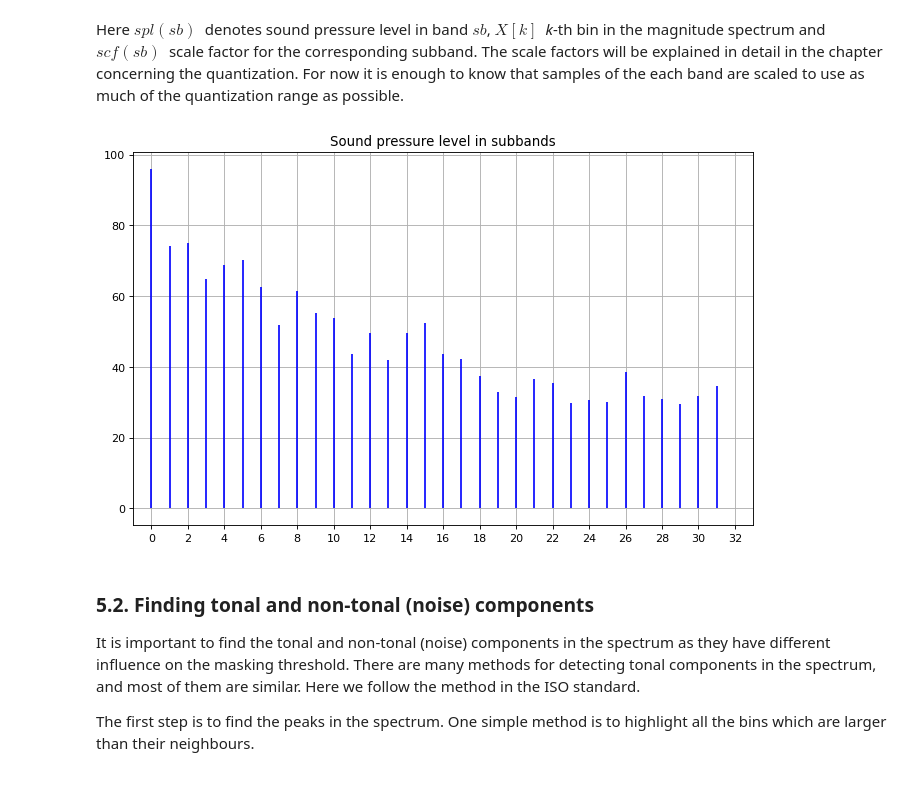
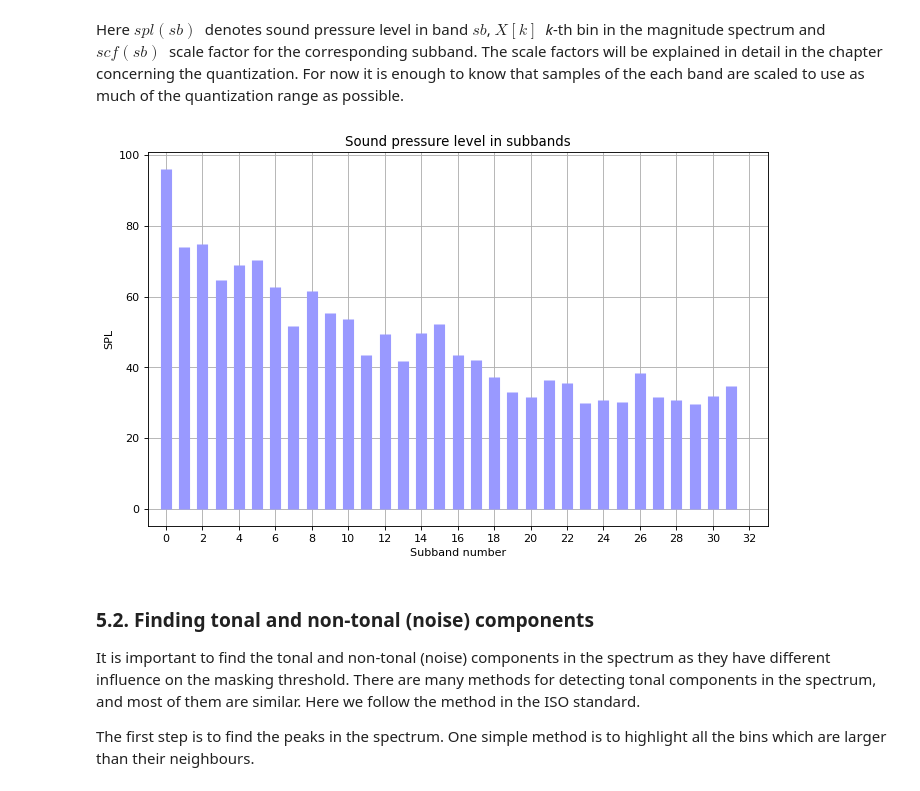
Before and after one commit to lucieperrotta/computersandmusic, a Jupyter notebook: Mp3Encoder/Mp3Encoder.ipynb, the cells around one changed output. Cells and saved outputs as stored; diff of their text form; code cells hidden in the pictures.

```diff
--- a/Mp3Encoder/Mp3Encoder.ipynb
+++ b/Mp3Encoder/Mp3Encoder.ipynb
@@ -251,10 +256,12 @@ for sb in range(N_SUBBANDS):
 # %%
 # Plotting the SPL
 fig = newfigure()
 ax = format_axis(fig.axes[0], title='Sound pressure level in subbands', plottype='indices', xmax=32)
-ax.vlines(range(N_SUBBANDS), np.zeros(N_SUBBANDS), subband_spl, 'b');
+ax.vlines(range(N_SUBBANDS), np.zeros(N_SUBBANDS), subband_spl, '#9999ff', linewidth=10);
+ax.set_xlabel("Subband number");
+ax.set_ylabel("SPL");
 # %% [output]
-[figure, old version]
+[figure, new version]
 # %% [markdown]
 ### 5.2. Finding tonal and non-tonal (noise) components
 
```
Also changed, not shown: parts of 28 cells of this notebook, 4 other files.
